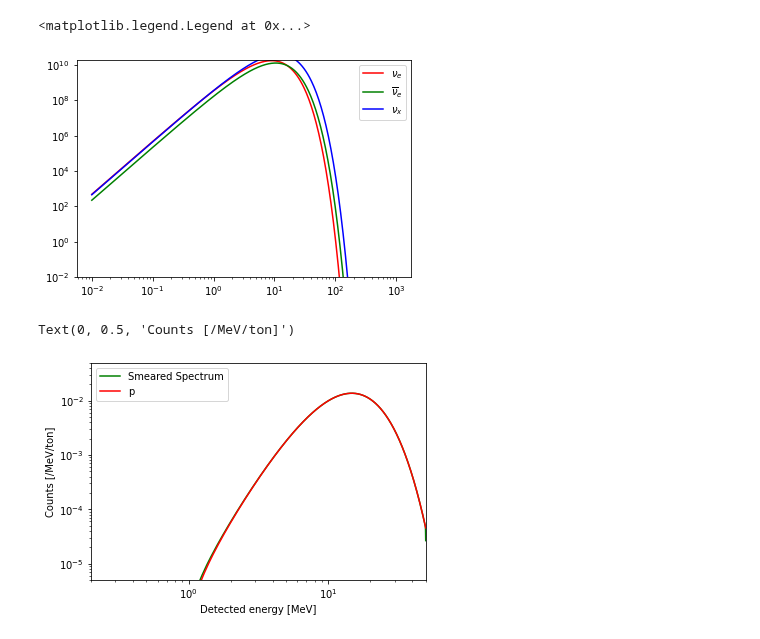
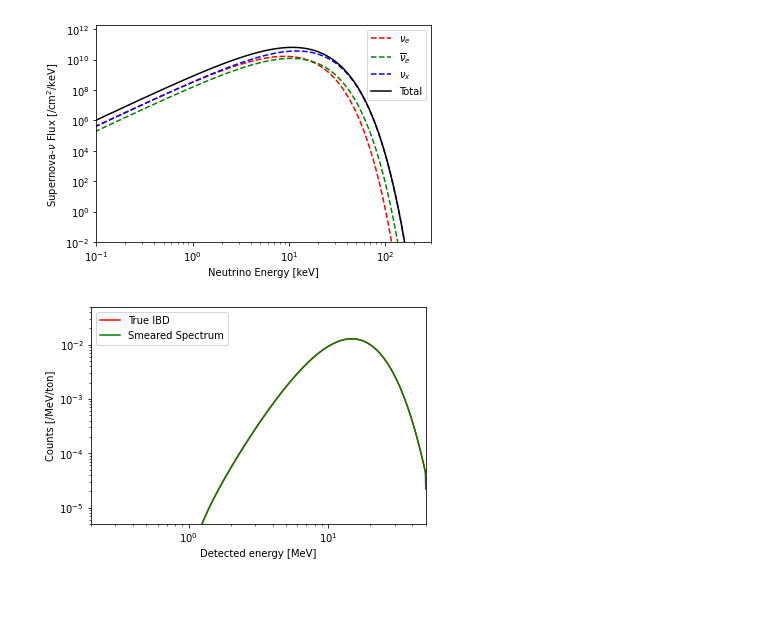
Before and after one commit to mjzurowski/sgm, a Jupyter notebook: Neutrino-LAB.ipynb, the cells around one changed output. Drawn from its saved outputs; the diff is of its cells as text; code cells hidden in the pictures; blank space fills up the shorter version.

Commit message:
changed smearing function

```diff
--- a/Neutrino-LAB.ipynb
+++ b/Neutrino-LAB.ipynb
@@ -21,29 +19,39 @@ Det = DAMA()
 Model = SNv()
 # %%
 ## Supernova neutrino flux
-Ev = np.logspace(1,6,500) # Supernova neutrino energy, units of [keV]
-Ev_eV = Ev*keV
+Ev = np.logspace(-2,3,501) # Supernova neutrino energy, units of [MeV]
+Ev_eV=Ev*MeV
 # %%
-def Flux_neutrino(Ev,epsilona,E_ave,gamma,L):
-    Ev_MeV=Ev/MeV
-    #lo = 3.086e+21 #1 kpc [cm]
-    lo=1
-    D=L*lo
-    result = 3.5e13*1/(4*np.pi*D**2)*epsilona/E_ave*Ev_MeV**gamma/scipy.special.gamma(1+gamma)*((1+gamma)/E_ave)**(1+gamma)*np.exp(-(1+gamma)*Ev_MeV/E_ave)/MeV
+def Flux_neutrino(Ev,epsilon,E_ave,gamma,L):
+    """
+        [Ev]      = [eV]  Neutrino energy
+        [epsilon] = [5x10^52 erg] DM recoil energy
+        [E_ave]   = [eV] Average energy of Neutrino
+        [gamma]   = [1] pinching parameter
+        [L]       = [10kpc] distance between supernova and the earth
+    """
+    kpc_to_cm
+    D=L*10*kpc_to_cm
+    epsilon=epsilon*5e52*erg
+    result = 1/(4*np.pi*D**2)*epsilon/E_ave*Ev**gamma/scipy.special.gamma(1+gamma)*((1+gamma)/E_ave)**(1+gamma)*np.exp(-(1+gamma)*Ev/E_ave)
     return result
 # %%
-flux_electron_nu = Flux_neutrino(Ev_eV, 1,12,3,1) #[/cm2/keV]
-plt.plot(Ev_eV/MeV, flux_electron_nu*MeV, label=r'$\nu_{e}$', color = 'r', linestyle='-')
-flux_electron_nu = Flux_neutrino(Ev_eV, 1,14,3,1) #[/cm2/keV]
-plt.plot(Ev_eV/MeV, flux_electron_nu*MeV, label=r'$\overline{\nu}_e$', color = 'g', linestyle='-')
-flux_electron_nu = Flux_neutrino(Ev_eV, 4,16,3,1) #[/cm2/keV]
-plt.plot(Ev_eV/MeV, flux_electron_nu*MeV, label=r'$\nu_x$', color = 'b', linestyle='-')
+flux_electron_nu = Flux_neutrino(Ev_eV, 1,12*MeV,3,1)*MeV #[/cm2/keV]
+plt.plot(Ev, flux_electron_nu, label=r'$\nu_{e}$', color = 'r', linestyle='--')
+flux_electron_antinu = Flux_neutrino(Ev_eV, 1,14*MeV,3,1)*MeV #[/cm2/keV]
+plt.plot(Ev, flux_electron_antinu , label=r'$\overline{\nu}_e$', color = 'g', linestyle='--')
+flux_x_nu = Flux_neutrino(Ev_eV, 4,16*MeV,3,1)*MeV #[/cm2/keV]
+plt.plot(Ev, flux_x_nu, label=r'$\nu_x$', color = 'b', linestyle='--')
+flux_total=flux_electron_nu+flux_electron_antinu+flux_x_nu
+plt.plot(Ev, flux_total, label=r'Total', color = 'black', linestyle='-')
 plt.xscale('log')
 plt.yscale('log')
-#plt.xlim(1e-1,3e2)
-plt.ylim(1e-2, 2e10)
+plt.xlim(1e-1,3e2)
+plt.ylim(1e-2, 2e12)
 plt.legend()
+plt.xlabel(r"Neutrino Energy [keV]")
+plt.ylabel(r"Supernova-$\nu$ Flux [/cm$^2$/keV]")
+plt.savefig('fig/snv_flux.pdf',format='pdf')
 # %% [output]
-<matplotlib.legend.Legend at 0x...>
-[figure, old version]
+[figure, new version]
 # %%
@@ -109,31 +120,29 @@ def dRdEd(Ev,Ed,E_ave,channel,source):
 # %%
 num=1000
-Ed_IBD = np.linspace(0,50,num)[1:]# Nuclear recoil energy, units of keV
+Ed_IBD = np.linspace(0,50,num+1)[1:]# Nuclear recoil energy, units of keV
 Ed_IBD_eV = Ed_IBD*MeV # Nuclear recoil energy, units of keV
-T=Det.Nuclei()
-rate_supernova_IBD=np.array([dRdEd(Ev_eV,Edi,12,'IBD','supernova_e')*MeV for Edi in Ed_IBD_eV])
+rate_supernova_IBD=np.array([dRdEd(Ev_eV,Edi,12*MeV,'IBD','supernova_e')*MeV for Edi in Ed_IBD_eV])
+plt.plot(Ed_IBD, rate_supernova_IBD, label='True IBD',color='r')
 
 #gaussian smearing
-# Define the width and shape of the Gaussian function
-width = 0.03*np.sqrt(Ed_IBD)*num/50
-gaussian_function = gaussian(len(Ed_IBD), std=width)
-# Normalize the Gaussian function
-gaussian_function /= sum(gaussian_function)
-# Convolve the spectrum with the Gaussian function
-smeared_IBD = convolve(rate_supernova_IBD, gaussian_function, mode='same')
+def g(x, mu, sig):
+    return 1.0 / (np.sqrt(2.0 * np.pi) * sig) * np.exp(-np.power((x - mu) / sig, 2.0) / 2)
+smeared_IBD=np.zeros(num)
+for i in range(num):
+    t =np.arange(i-num+1,i+1)
+    smeared_IBD[i]= -np.trapz(rate_supernova_IBD[i-t]*g(Ed_IBD[i]-Ed_IBD[i-t],0,0.03*np.sqrt(Ed_IBD[i-t])),Ed_IBD[i-t])
 plt.plot(Ed_IBD, smeared_IBD, label='Smeared Spectrum',color='g')
 
-plt.plot(Ed_IBD,rate_supernova_IBD,label='p',color='r')
 plt.xscale('log')
 plt.yscale('log')
 plt.legend()
-plt.xlim(0.2,5e1)
+plt.xlim(0.2,50)
 plt.ylim(5e-6, 5e-2)
 plt.xlabel(r"Detected energy [MeV]")
 plt.ylabel(r"Counts [/MeV/ton]")
+plt.savefig('fig/IBD_rate.pdf',format='pdf')
 # %% [output]
-Text(0, 0.5, 'Counts [/MeV/ton]')
-[figure, old version]
+[figure, new version]
 # %%
 print("Channel IBD: ")
 print("Number of events for JUNO (20kt) with a threshold of 0.2 MeV: ", np.trapz(rate_supernova_IBD,Ed_IBD)*2e4)
```
Also changed, not shown: parts of 16 cells of this notebook, 2 other files.
